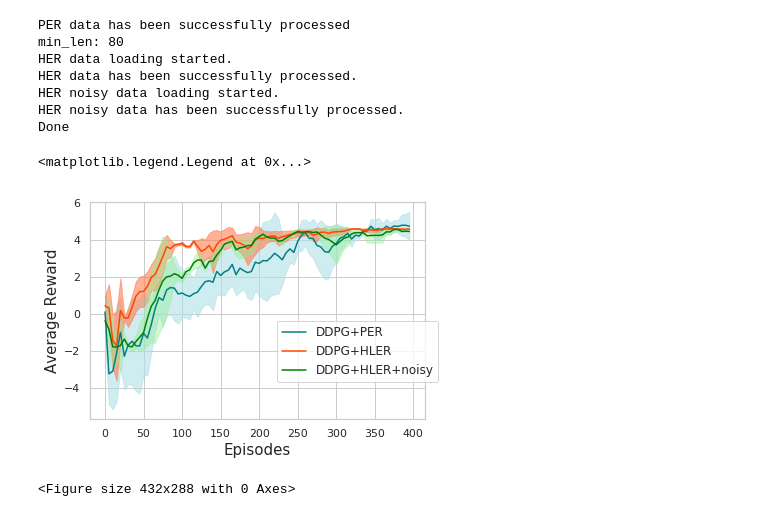
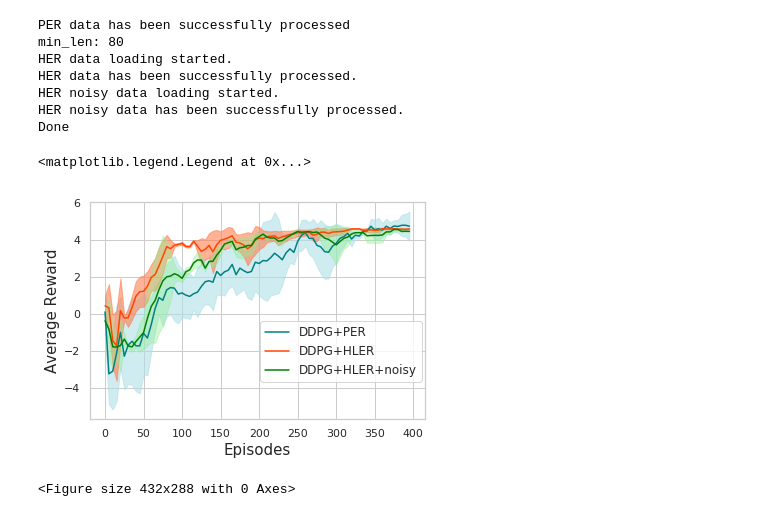
Before and after one commit to Miyembe/Turtlebot3_Pheromone, a Jupyter notebook: src/plot_script/reward_plot_exp1.ipynb, the cells around one changed output. Drawn from its saved outputs; the diff is of its cells as text; code cells hidden in the pictures.

```diff
--- a/src/plot_script/reward_plot_exp1.ipynb
+++ b/src/plot_script/reward_plot_exp1.ipynb
@@ -109,26 +109,26 @@ Done
 # %%
 #avg_data = average_data(avg_data, 5)
 #print(data)
 #print(avg_data)
 
 
 sns.set(style="whitegrid")
 plt.plot(eps, data_mean_per, color="teal", label="DDPG+PER")
 plt.rcParams['font.family'] = 'cursive'
 plt.rc('font',**{'family':'serif','serif':['Times']})
 plt.fill_between(eps, upper_data_per, lower_data_per, color="powderblue", alpha=0.6)
 plt.plot(eps, data_mean_her, color="orangered", label="DDPG+HLER")
 plt.fill_between(eps, upper_data_her, lower_data_her, color="coral", alpha=0.6)
 plt.plot(eps, data_mean_her_noisy, color="green", label="DDPG+HLER+noisy")
 plt.fill_between(eps, upper_data_her_noisy, lower_data_her_noisy, color="lightgreen", alpha=0.4)
 plt.xlabel("Episodes", fontsize=15)
 plt.ylabel("Average Reward", fontsize=15)
 plt.legend()
-plt.legend(loc='upper center',bbox_to_anchor=(0.80, 0.480), fontsize=12)
+plt.legend(loc='upper center',bbox_to_anchor=(0.75, 0.480), fontsize=12)
 #reward_plot = sns.lineplot(data=avg_data, x="Episode", y="Average Reward")
 # %% [output]
 <matplotlib.legend.Legend at 0x...>
-[figure, old version]
+[figure, new version]
 # %%
 plt.savefig('/home/sub/catkin_ws/src/Turtlebot3_Pheromone/src/log/figures/reward_exp1.png', dpi=300)
 # %% [output]
```
Also changed, not shown: 22 other files.
